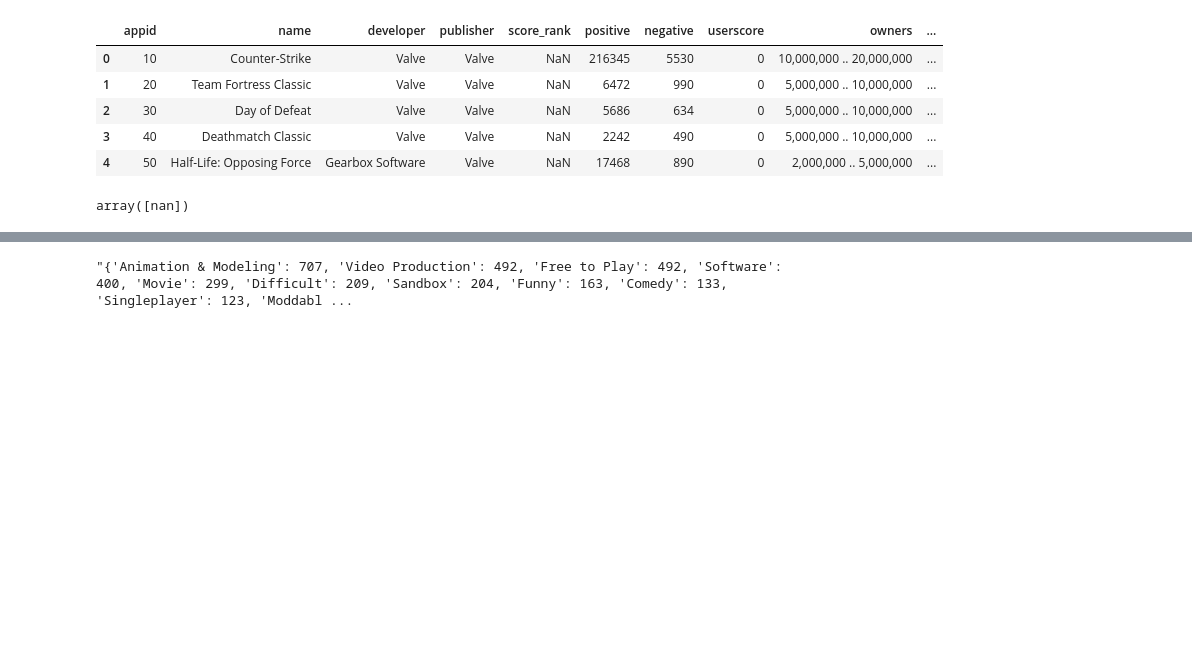
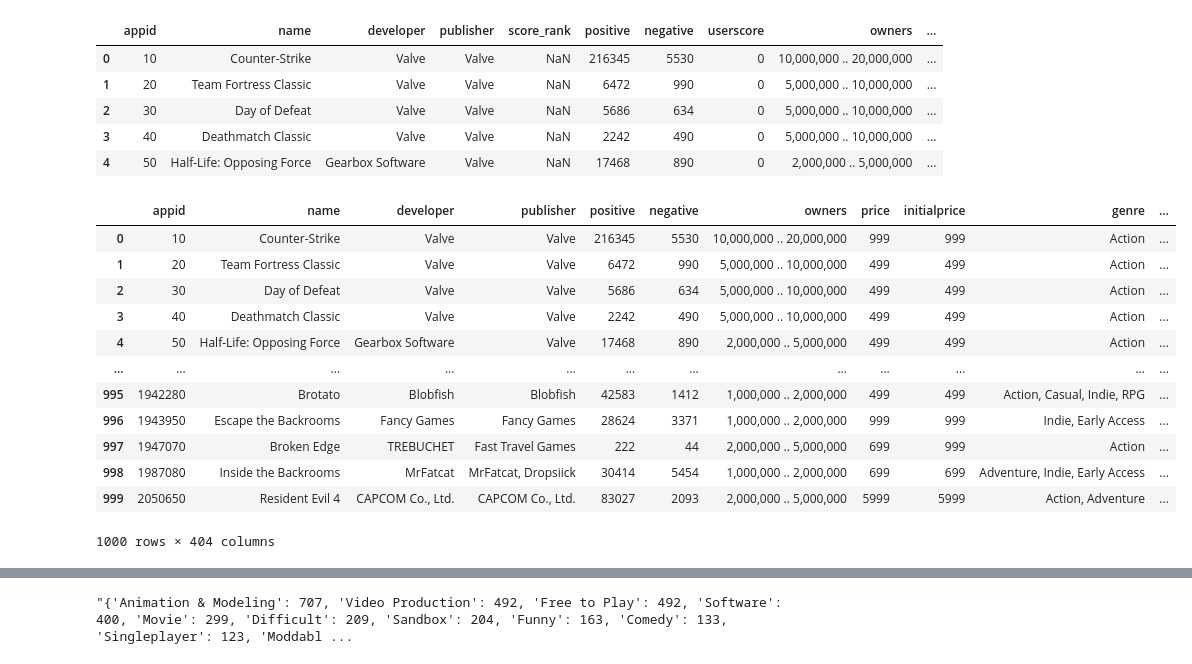
Before and after one commit to Ethan-The-Absent/OnlineStore, a Jupyter notebook: model/exploration/data_exploration.ipynb, the cells around one changed output, grey strips where cells are left out. Saved outputs shown, nothing was run; the diff lists cells and outputs as text; code cells hidden in the pictures; blank space fills up the shorter version.

```diff
--- a/model/exploration/data_exploration.ipynb
+++ b/model/exploration/data_exploration.ipynb
@@ -33,7 +36,20 @@ df.head()
 | 3 | 40 | Deathmatch Classic | Valve | Valve | NaN | 2242 | 490 | 0 | 5,000,000 .. 10,000,000 | ... |
 | 4 | 50 | Half-Life: Opposing Force | Gearbox Software | Valve | NaN | 17468 | 890 | 0 | 2,000,000 .. 5,000,000 | ... |
 # %%
-df['score_rank'].unique()
+# df['score_rank'].unique()
+df
 # %% [output]
+|  | appid | name | developer | publisher | positive | negative | owners | price | initialprice | genre | ... |
+| 0 | 10 | Counter-Strike | Valve | Valve | 216345 | 5530 | 10,000,000 .. 20,000,000 | 999 | 999 | Action | ... |
+| 1 | 20 | Team Fortress Classic | Valve | Valve | 6472 | 990 | 5,000,000 .. 10,000,000 | 499 | 499 | Action | ... |
+| 2 | 30 | Day of Defeat | Valve | Valve | 5686 | 634 | 5,000,000 .. 10,000,000 | 499 | 499 | Action | ... |
+| 3 | 40 | Deathmatch Classic | Valve | Valve | 2242 | 490 | 5,000,000 .. 10,000,000 | 499 | 499 | Action | ... |
+| 4 | 50 | Half-Life: Opposing Force | Gearbox Software | Valve | 17468 | 890 | 2,000,000 .. 5,000,000 | 499 | 499 | Action | ... |
+| ... | ... | ... | ... | ... | ... | ... | ... | ... | ... | ... | ... |
+| 995 | 1942280 | Brotato | Blobfish | Blobfish | 42583 | 1412 | 1,000,000 .. 2,000,000 | 499 | 499 | Action, Casual, Indie, RPG | ... |
+| 996 | 1943950 | Escape the Backrooms | Fancy Games | Fancy Games | 28624 | 3371 | 1,000,000 .. 2,000,000 | 999 | 999 | Indie, Early Access | ... |
+| 997 | 1947070 | Broken Edge | TREBUCHET | Fast Travel Games | 222 | 44 | 2,000,000 .. 5,000,000 | 699 | 999 | Action | ... |
+| 998 | 1987080 | Inside the Backrooms | MrFatcat | MrFatcat, Dropsiick | 30414 | 5454 | 1,000,000 .. 2,000,000 | 699 | 699 | Adventure, Indie, Early Access | ... |
+| 999 | 2050650 | Resident Evil 4 | CAPCOM Co., Ltd. | CAPCOM Co., Ltd. | 83027 | 2093 | 2,000,000 .. 5,000,000 | 5999 | 5999 | Action, Adventure | ... |
-array([nan])
+1000 rows × 404 columns
 # %%
```
Also changed, not shown: parts of 9 cells of this notebook, 6 other files.
